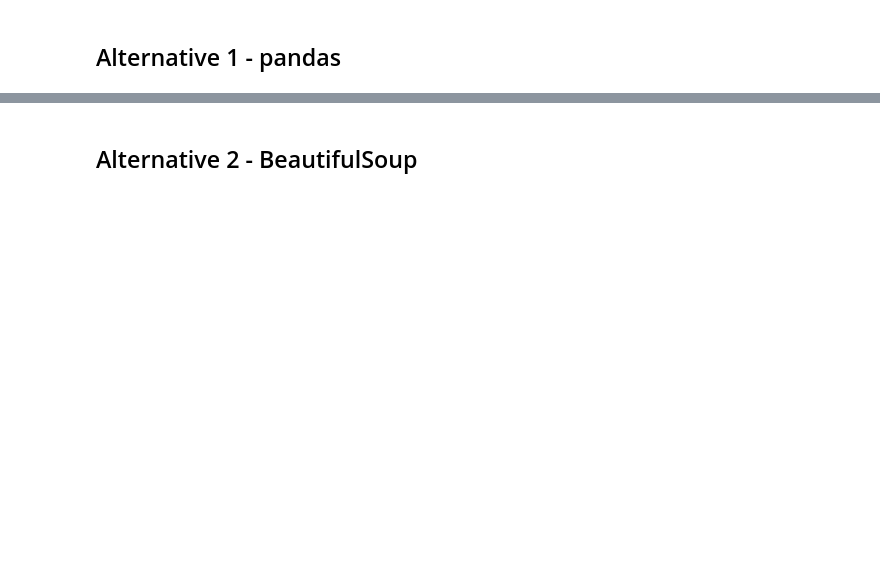
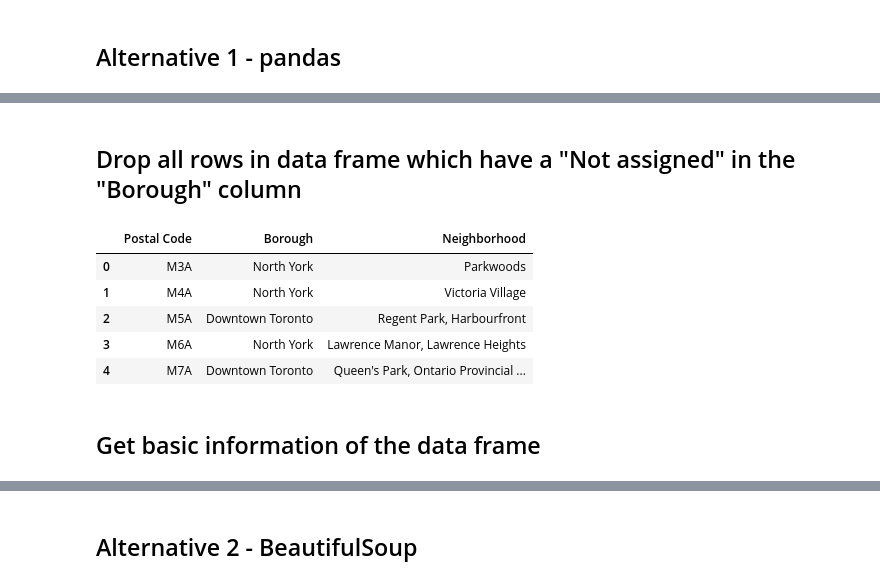
Before and after one commit to RocketClimber/Coursera_Capstone, a Jupyter notebook: TorontoNeighborhoods.ipynb, the cells around one changed output, grey strips where cells are left out. Saved outputs shown, nothing was run; the diff lists cells and outputs as text; code cells hidden in the pictures; blank space fills up the shorter version.

```diff
--- a/TorontoNeighborhoods.ipynb
+++ b/TorontoNeighborhoods.ipynb
@@ -40,0 +50,20 @@ pc_df
+# %% [markdown]
+## Drop all rows in data frame which have a "Not assigned" in the "Borough" column
+# %%
+# Drop all rows in data frame which have a "Not assigned" in the "Borough" column
+df_pandas.drop(df_pandas.index[df_pandas['Borough'] == 'Not assigned'], inplace = True)
+
+# Reset the index after row drop
+df_pandas = df_pandas.reset_index(drop=True)
+
+# Show first five rows of alterd data frame
+df_pandas.head()
+# %% [output]
+|  | Postal Code | Borough | Neighborhood |
+| 0 | M3A | North York | Parkwoods |
+| 1 | M4A | North York | Victoria Village |
+| 2 | M5A | Downtown Toronto | Regent Park, Harbourfront |
+| 3 | M6A | North York | Lawrence Manor, Lawrence Heights |
+| 4 | M7A | Downtown Toronto | Queen's Park, Ontario Provincial ... |
+# %% [markdown]
+## Get basic information of the data frame
```
Also changed, not shown: parts of 36 cells of this notebook.
